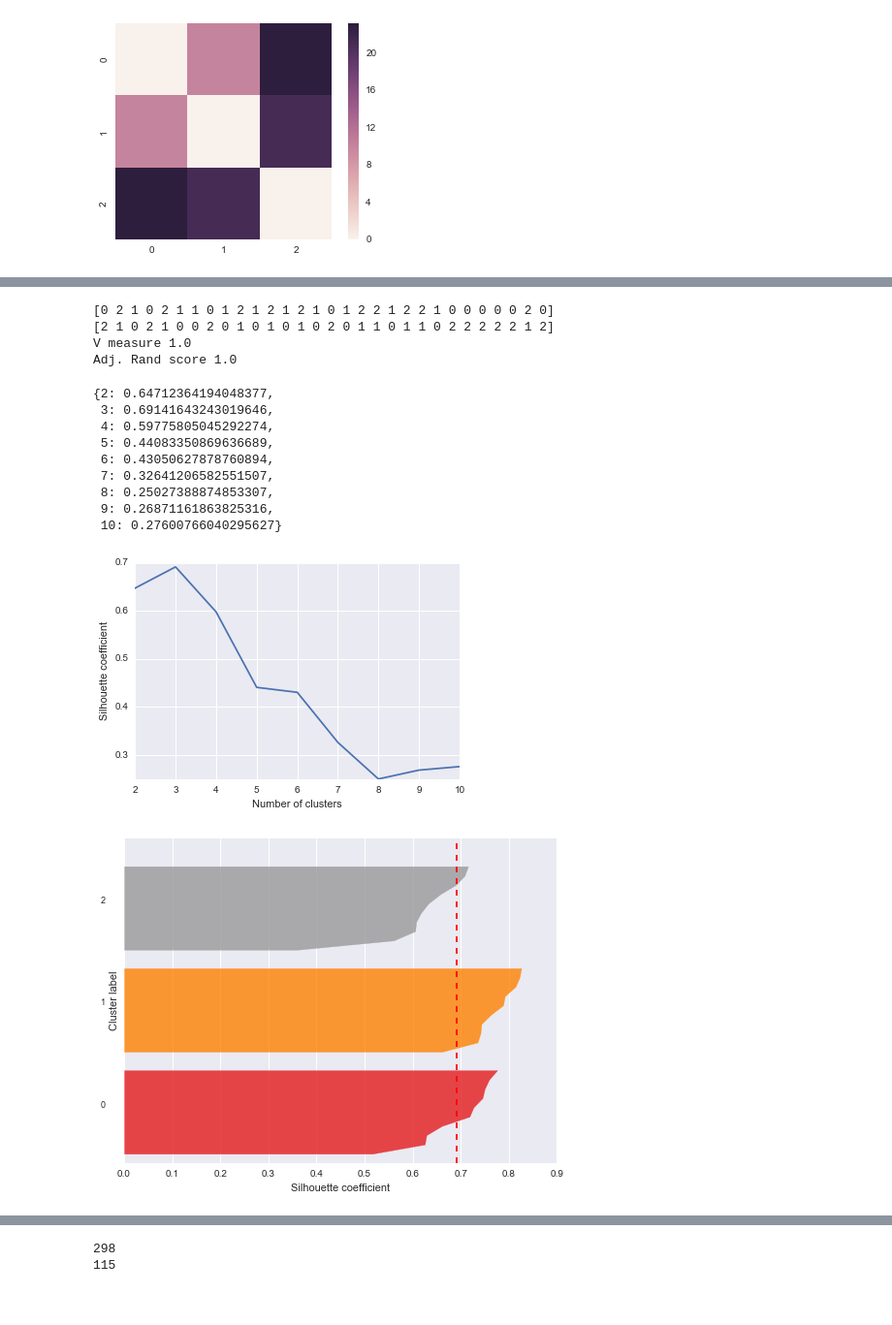
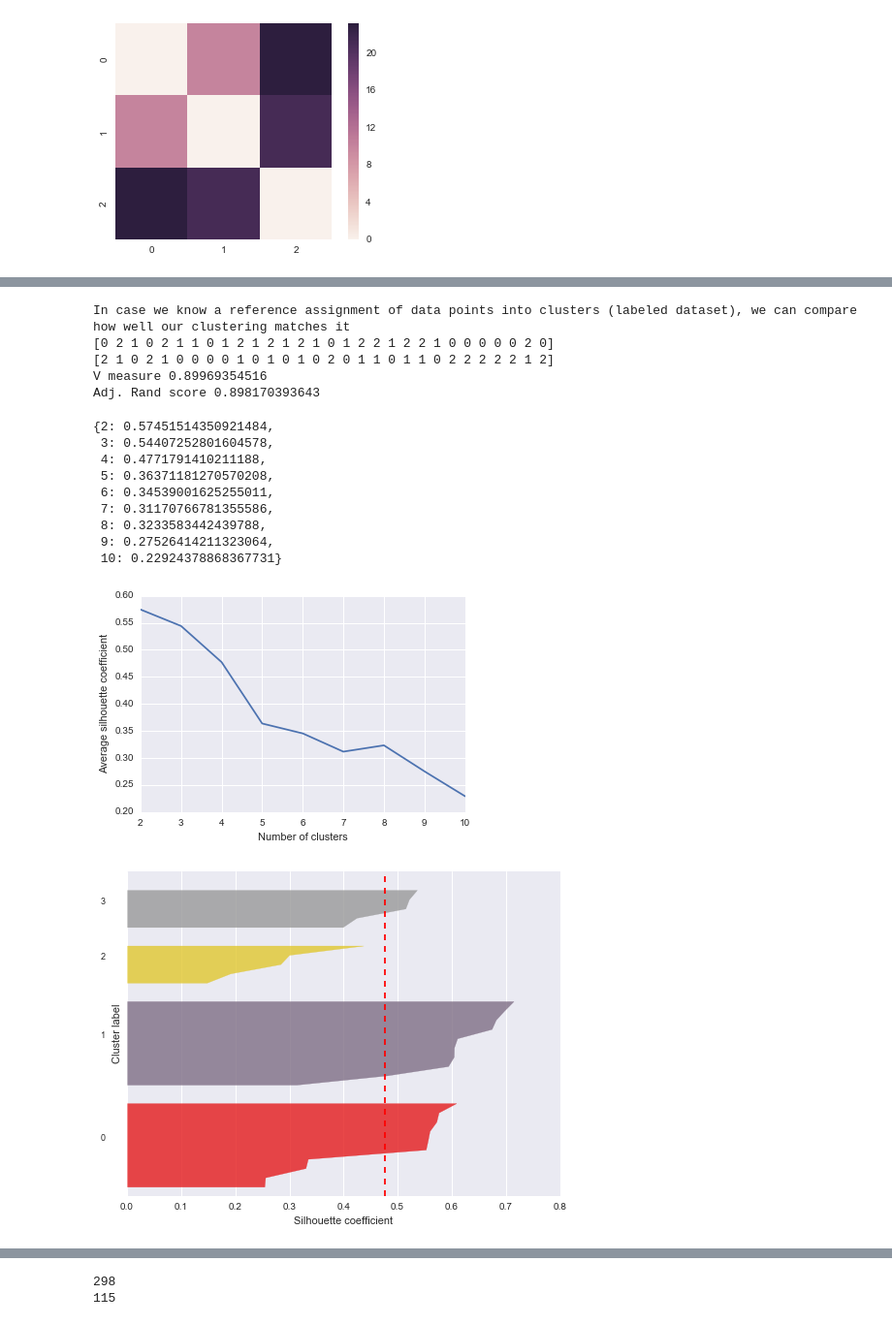
Before and after one commit to biof509/biof509, a Jupyter notebook: Wk06-classification-and-clustering.ipynb, the cells around one changed output, grey strips where cells are left out. Shown at 97% size. Drawn from its saved outputs; the diff is of its cells as text; code cells hidden in the pictures.

```diff
--- a/Wk06-classification-and-clustering.ipynb
+++ b/Wk06-classification-and-clustering.ipynb
@@ -411,16 +593,20 @@ plt.show()
 # %%
 from sklearn.datasets import make_blobs
 
-X, y = make_blobs(n_samples=30, centers=3, n_features=4, random_state=0)
-print(X)
+X, y = make_blobs(n_samples=30, centers=3, n_features=4, random_state=0, cluster_std=1.5)
+# print(X)
+
+print("Visualizing data points in the matrix as a heatmap")
 sns.heatmap(X, robust=True, square=False, yticklabels=True, xticklabels=True, cbar=True)
 plt.show()
 
+print("Visualizing pairwise distances between the data points")
 D = pairwise_distances(X, metric='euclidean', n_jobs=-1)
 
 sns.heatmap(D, robust=True, square=True, yticklabels=True, xticklabels=True, cbar=True)
 plt.show()
 
+print("Distribution of pairwise distances")
 plt.hist(np.hstack(D), 20, facecolor='orange', alpha=0.75)
 plt.xlabel('Pairwise distances')
 plt.ylabel('Frequency')
@@ -456,19 +629,23 @@ plt.show()
 # %%
 from sklearn.metrics.cluster import v_measure_score, adjusted_rand_score
 
-# Clustering 4D dataset
+# Clustering our 4D dataset with KMeans k=3
+kmeans = cluster.KMeans(n_clusters=3, random_state=0).fit(X)
 
-kmeans = cluster.KMeans(n_clusters=3, random_state=0).fit(X)
+print("In case we know a reference assignment of data points into clusters (labeled dataset), we can compare how well our clustering matches it")
 print(y)
 print(kmeans.labels_)
 print("V measure", v_measure_score(y, kmeans.labels_))
 print("Adj. Rand score", adjusted_rand_score(y, kmeans.labels_))
 # %% [output]
+In case we know a reference assignment of data points into clusters (labeled dataset), we can compare how well our clustering matches it
 [0 2 1 0 2 1 1 0 1 2 1 2 1 2 1 0 1 2 2 1 2 2 1 0 0 0 0 0 2 0]
-[2 1 0 2 1 0 0 2 0 1 0 1 0 1 0 2 0 1 1 0 1 1 0 2 2 2 2 2 1 2]
-V measure 1.0
-Adj. Rand score 1.0
+[2 1 0 2 1 0 0 0 0 1 0 1 0 1 0 2 0 1 1 0 1 1 0 2 2 2 2 2 1 2]
+V measure 0.89969354516
+Adj. Rand score 0.898170393643
 # %%
+# Silhouette is used for assessing the performance of an unlabeled dataset
+
 from sklearn.metrics.cluster import silhouette_score
 import pprint
 
@@ -482,54 +659,57 @@ scores = {n: calc_silhouette(X, n) for n in range(2, 11)}
 pprint.pprint(scores)
 plt.plot(list(scores.keys()), list(scores.values()))
 plt.xlabel('Number of clusters')
-plt.ylabel('Silhouette coefficient')
+plt.ylabel('Average silhouette coefficient')
 plt.show()
 # %% [output]
-{2: 0.64712364194048377,
- 3: 0.69141643243019646,
- 4: 0.59775805045292274,
- 5: 0.44083350869636689,
- 6: 0.43050627878760894,
- 7: 0.32641206582551507,
- 8: 0.25027388874853307,
- 9: 0.26871161863825316,
- 10: 0.27600766040295627}
+{2: 0.57451514350921484,
+ 3: 0.54407252801604578,
+ 4: 0.4771791410211188,
+ 5: 0.36371181270570208,
+ 6: 0.34539001625255011,
+ 7: 0.31170766781355586,
+ 8: 0.3233583442439788,
+ 9: 0.27526414211323064,
+ 10: 0.22924378868367731}
-[figure, old version]
+[figure, new version]
 # %%
+# Showing silhouette coefficient for each sample in each
+# cluster is a powerful diagnostic tool
+
 from sklearn.metrics.cluster import silhouette_samples
 
-n_clusters = 3
+n_clusters = 4
 
 # Compute the silhouette scores for each sample
 kmeans = cluster.KMeans(n_clusters=n_clusters).fit(X)
 lbls = kmeans.labels_
 values = silhouette_samples(X, lbls)
 
 g, ax = plt.subplots(figsize=(8, 6))
 color_scale = np.linspace(0, 1, n_clusters)
 y_lower = 1
 for i in range(n_clusters):
     # Aggregate the silhouette scores for samples belonging to cluster i
     v = sorted(values[lbls == i])
     cluster_size = len(v)
     y_upper = y_lower + cluster_size
 
     # color mapping:
     c = plt.cm.Set1(color_scale[i])
     ax.fill_betweenx(np.arange(y_lower, y_upper), 0, v, facecolor=c, edgecolor=c, alpha=0.8)
 
     # Label the silhouette plots with their cluster numbers at the middle
     ax.text(-0.05, y_lower + 0.5 * cluster_size, str(i))
     y_lower = y_upper + 1
 
 ax.set_xlabel("Silhouette coefficient")
 ax.set_ylabel("Cluster label")
 
-# Average silhouette score
+# Red dashed line shows an average silhouette score across all samples in all clusters
 score = silhouette_score(X, lbls, metric='l2')
 ax.axvline(x=score, color="red", linestyle="--")
 ax.set_yticks([])
 plt.show()
 # %% [output]
-[figure, old version]
+[figure, new version]
 # %% [markdown]
```
Also changed, not shown: parts of 35 cells of this notebook.
